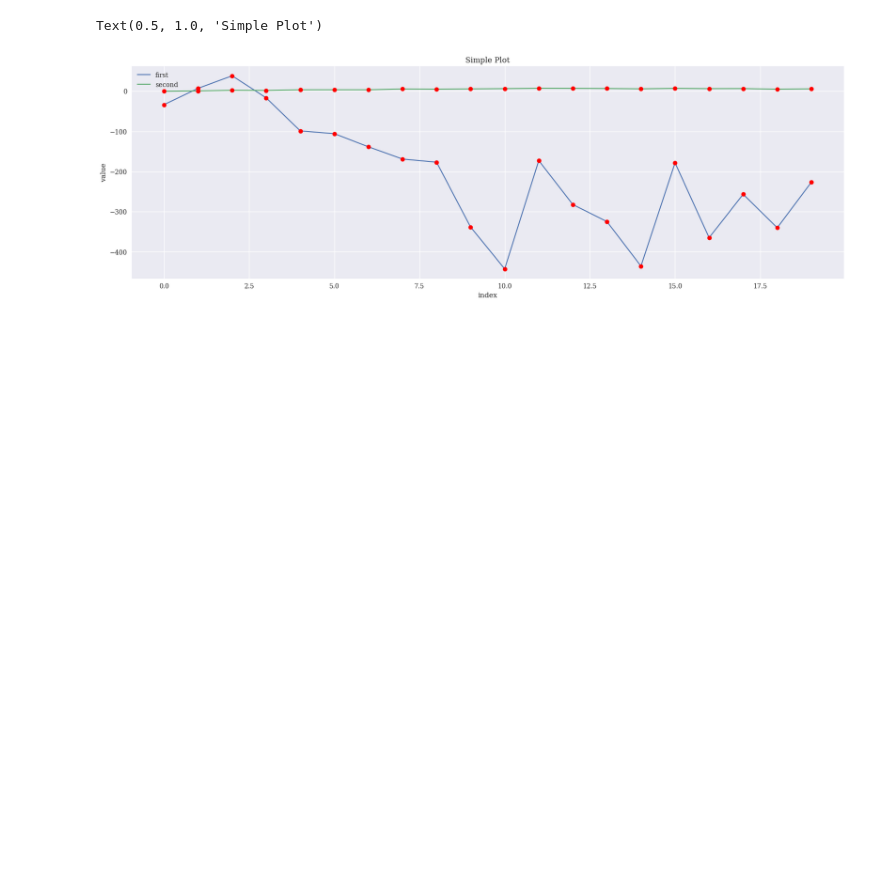
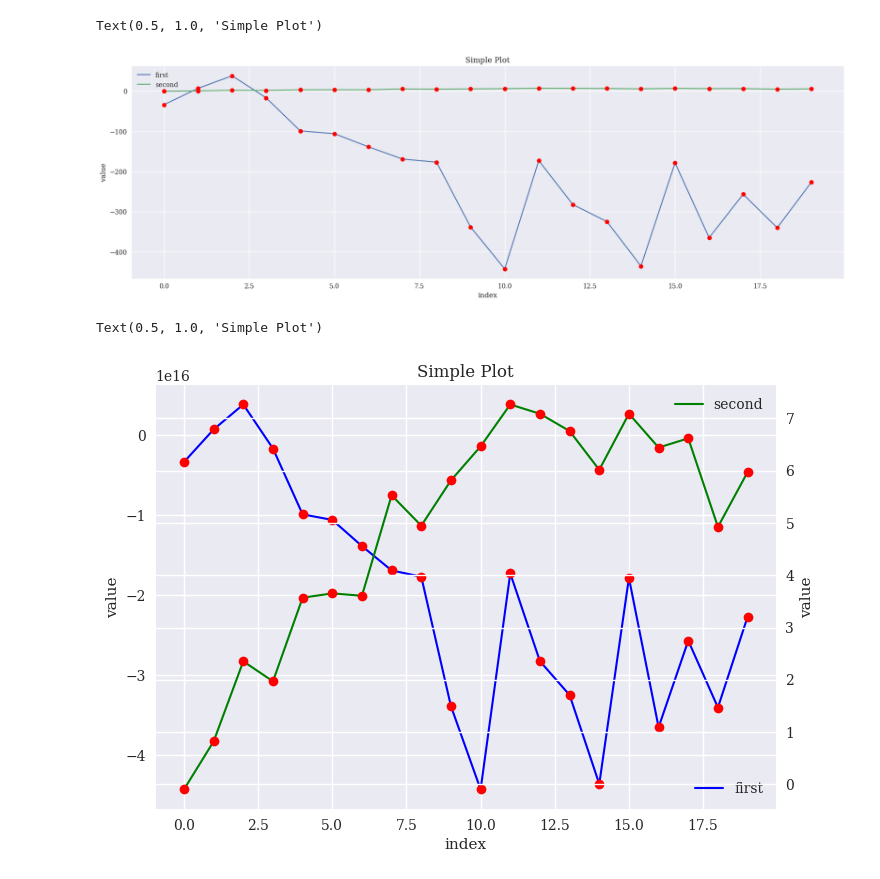
Before and after one commit to alvizconde/python-for-finance, a Jupyter notebook: Ch7-DataVisualization.ipynb, the cells around one changed output. Drawn from its saved outputs; the diff is of its cells as text; code cells hidden in the pictures; blank space fills up the shorter version.

```diff
--- a/Ch7-DataVisualization.ipynb
+++ b/Ch7-DataVisualization.ipynb
@@ -106,3 +106,22 @@ plt.title('Simple Plot')
 # %% [output]
 Text(0.5, 1.0, 'Simple Plot')
 [figure]
+# %%
+#Instead of changing the data via scaling, one approach is to introduce a 2nd y-axis
+#y[:, 0] = y[:, 0] * 100
+fig, ax1 = plt.subplots()
+plt.plot(y[:, 0], color='b', lw=1.5, label='first')
+plt.plot(y[:, 0], 'ro')
+plt.legend(loc=4)
+plt.xlabel('index')
+plt.ylabel('value')
+ax2 = ax1.twinx()
+plt.plot(y[:, 1], color='g', lw=1.5, label='second')
+plt.plot(y[:, 1], 'ro')
+plt.legend(loc=1)
+plt.xlabel('index')
+plt.ylabel('value')
+plt.title('Simple Plot')
+# %% [output]
+Text(0.5, 1.0, 'Simple Plot')
+[figure, added]
```
Also changed, not shown: 1 other file.
